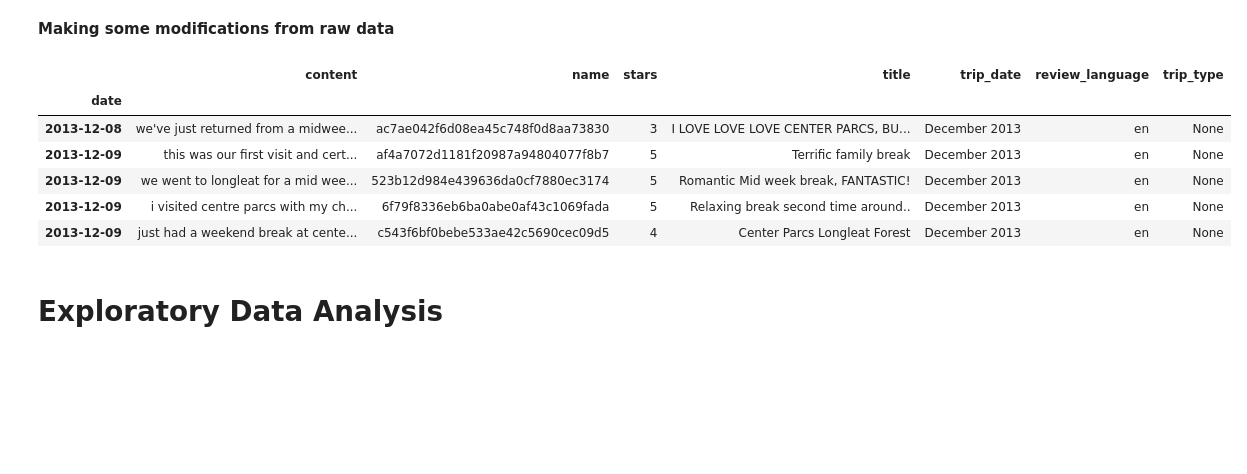
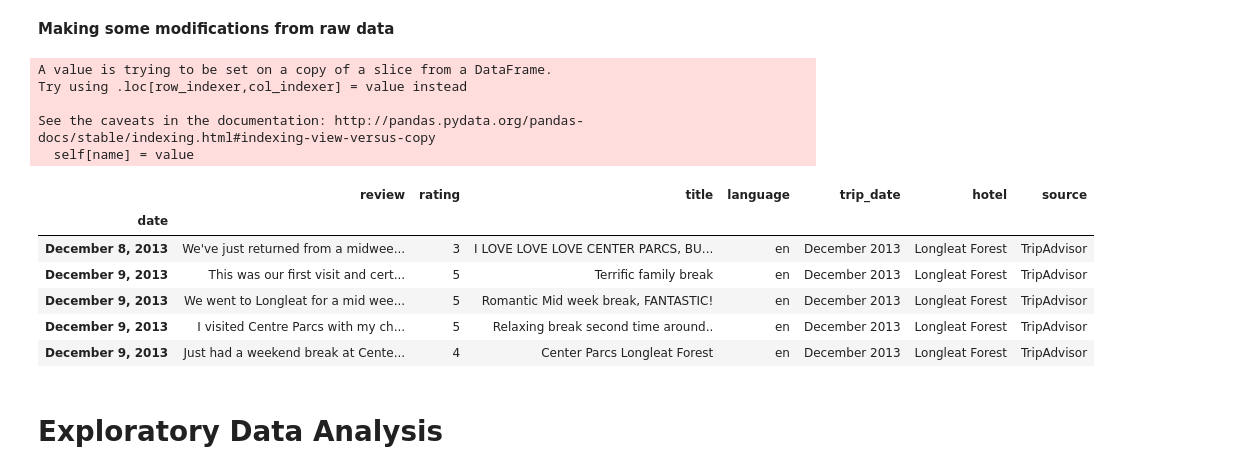
Before and after one commit to ZiggerZZ/CG, a Jupyter notebook: X_HEC_Session_3_Notebook_1_clean_data1.ipynb, the cells around one changed output. Drawn from its saved outputs; the diff is of its cells as text; code cells hidden in the pictures; blank space fills up the shorter version.

```diff
--- a/X_HEC_Session_3_Notebook_1_clean_data1.ipynb
+++ b/X_HEC_Session_3_Notebook_1_clean_data1.ipynb
@@ -35,41 +59,51 @@ df = pd.read_json('tripadvisorenfinal1.json')
 # %% [markdown]
 **Making some modifications from raw data**
 # %%
-# Deleting '\n' from content and name columns
-from datetime import datetime
-import dateparser
+df = df[["review","published_date","rating","title", "review_language", "trip_date"]]
+df.columns = ['review', 'date', 'rating', 'title', 'language', 'trip_date']
+df['hotel'] = 'Longleat Forest'
+df['source'] = 'TripAdvisor'
+#df.columns = ["content","date","name","stars","title","review_language", "trip_date"]
 
-clean_n = lambda x: ' '.join(x.split()).lower()
+#df = df.dropna(axis=0, subset=['published_date'])
 
-df = df[["review","published_date","reviewer_id","rating","title", "review_language", "trip_date", "trip_type"]]
-df.columns = ["content","date","name","stars","title","review_language", "trip_date" , "trip_type"]
+# Changing the date format for English reviews.
+df[df.language == 'en'].date = df[df.language == 'en'].date.apply(lambda s: datetime.strptime(s, '%B %d, %Y'))
+
+# Changing the date format for French reviews.
+df[df.language == 'fr'].date = df[df.language == 'fr'].date.apply(lambda s: dateparser.parse(s).date())
 
 
+#maybe change to the day of the trip too
 
-df = df.dropna(axis=0, subset=['date'])
-df.date = df.date.apply(lambda s: datetime.strptime(s, '%B %d, %Y'))
-import dateparser # $ pip install dateparser
-i = 0
+#i = 0
 #for date_string in df.date:
 #    df.date[i] = dateparser.parse(date_string).date()
 #    i = i +1
 
-for col in ['name', 'content']:
-    df[col] = df[col].apply(clean_n)
-df = df[["content","date","name","stars","title", "trip_date", "review_language", "trip_type"]]
+# later
+#df.review = df.review.apply(lambda x: ' '.join(x.split()).lower())
+
+#df = df[["content","date","name","stars","title", "trip_date", "review_language", "trip_type"]]
+
 # Setting date as index
 df.set_index('date', inplace = True)
 
 #  Displaying result
 df.head()
 # %% [output]
+A value is trying to be set on a copy of a slice from a DataFrame.
+Try using .loc[row_indexer,col_indexer] = value instead
+
+See the caveats in the documentation: http://pandas.pydata.org/pandas-docs/stable/indexing.html#indexing-view-versus-copy
+  self[name] = value
-|  | content | name | stars | title | trip_date | review_language | trip_type |
+|  | review | rating | title | language | trip_date | hotel | source |
 | date |  |  |  |  |  |  |  |
-| 2013-12-08 | we've just returned from a midwee... | ac7ae042f6d08ea45c748f0d8aa73830 | 3 | I LOVE LOVE LOVE CENTER PARCS, BU... | December 2013 | en | None |
-| 2013-12-09 | this was our first visit and cert... | af4a7072d1181f20987a94804077f8b7 | 5 | Terrific family break | December 2013 | en | None |
-| 2013-12-09 | we went to longleat for a mid wee... | 523b12d984e439636da0cf7880ec3174 | 5 | Romantic Mid week break, FANTASTIC! | December 2013 | en | None |
-| 2013-12-09 | i visited centre parcs with my ch... | 6f79f8336eb6ba0abe0af43c1069fada | 5 | Relaxing break second time around.. | December 2013 | en | None |
-| 2013-12-09 | just had a weekend break at cente... | c543f6bf0bebe533ae42c5690cec09d5 | 4 | Center Parcs Longleat Forest | December 2013 | en | None |
+| December 8, 2013 | We've just returned from a midwee... | 3 | I LOVE LOVE LOVE CENTER PARCS, BU... | en | December 2013 | Longleat Forest | TripAdvisor |
+| December 9, 2013 | This was our first visit and cert... | 5 | Terrific family break | en | December 2013 | Longleat Forest | TripAdvisor |
+| December 9, 2013 | We went to Longleat for a mid wee... | 5 | Romantic Mid week break, FANTASTIC! | en | December 2013 | Longleat Forest | TripAdvisor |
+| December 9, 2013 | I visited Centre Parcs with my ch... | 5 | Relaxing break second time around.. | en | December 2013 | Longleat Forest | TripAdvisor |
+| December 9, 2013 | Just had a weekend break at Cente... | 4 | Center Parcs Longleat Forest | en | December 2013 | Longleat Forest | TripAdvisor |
 # %% [markdown]
 # Exploratory Data Analysis
 # %%
```
Also changed, not shown: parts of 6 cells of this notebook, 19 other files.
